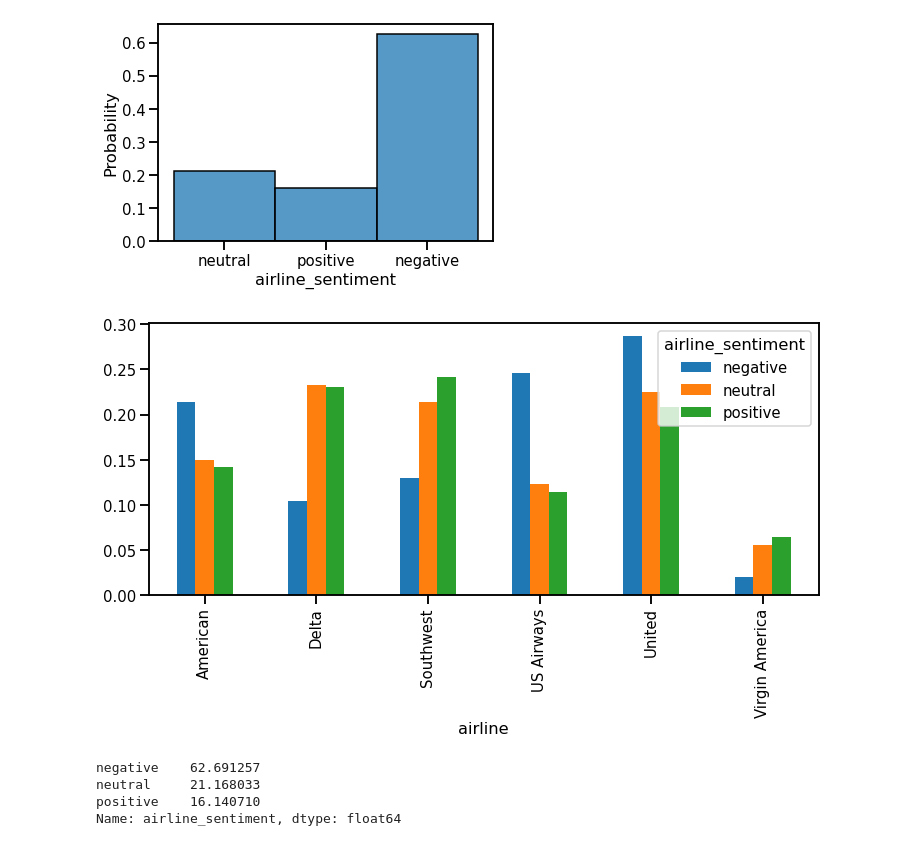
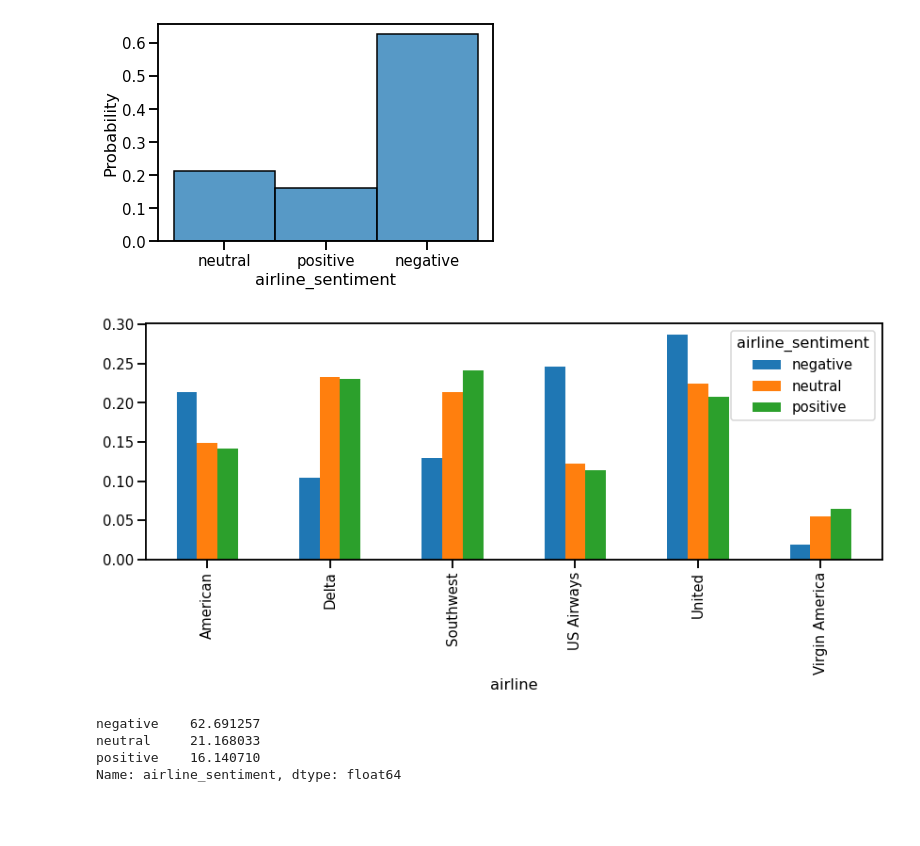
Before and after one commit to InnaG33/airlines_sentiments, a Jupyter notebook: airlines_sentiments_pipes.ipynb, the cells around one changed output. Cells and saved outputs as stored; diff of their text form; code cells hidden in the pictures; blank space fills up the shorter version.

```diff
--- a/airlines_sentiments_pipes.ipynb
+++ b/airlines_sentiments_pipes.ipynb
@@ -154,10 +154,13 @@ sns.histplot(df1['airline_sentiment'], binwidth=0.3, stat='probability')
 <AxesSubplot:xlabel='airline_sentiment', ylabel='Probability'>
 [figure]
 # %%
-plt.rcParams['figure.figsize'] = (12, 5)
+plt.rcParams['figure.figsize'] = (12, 6)
 pd.crosstab(df1.airline, df1.airline_sentiment, normalize='columns').plot(kind='bar');
+plt.tight_layout(pad=1.1)
+
+plt.savefig('airlines_tweets.png', facecolor='w')
 # %% [output]
-[figure, old version]
+[figure, new version]
 # %%
 df1['airline_sentiment'].value_counts(normalize=True)*100
 # %% [output]
```
Also changed, not shown: parts of 19 cells of this notebook, 7 other files.
